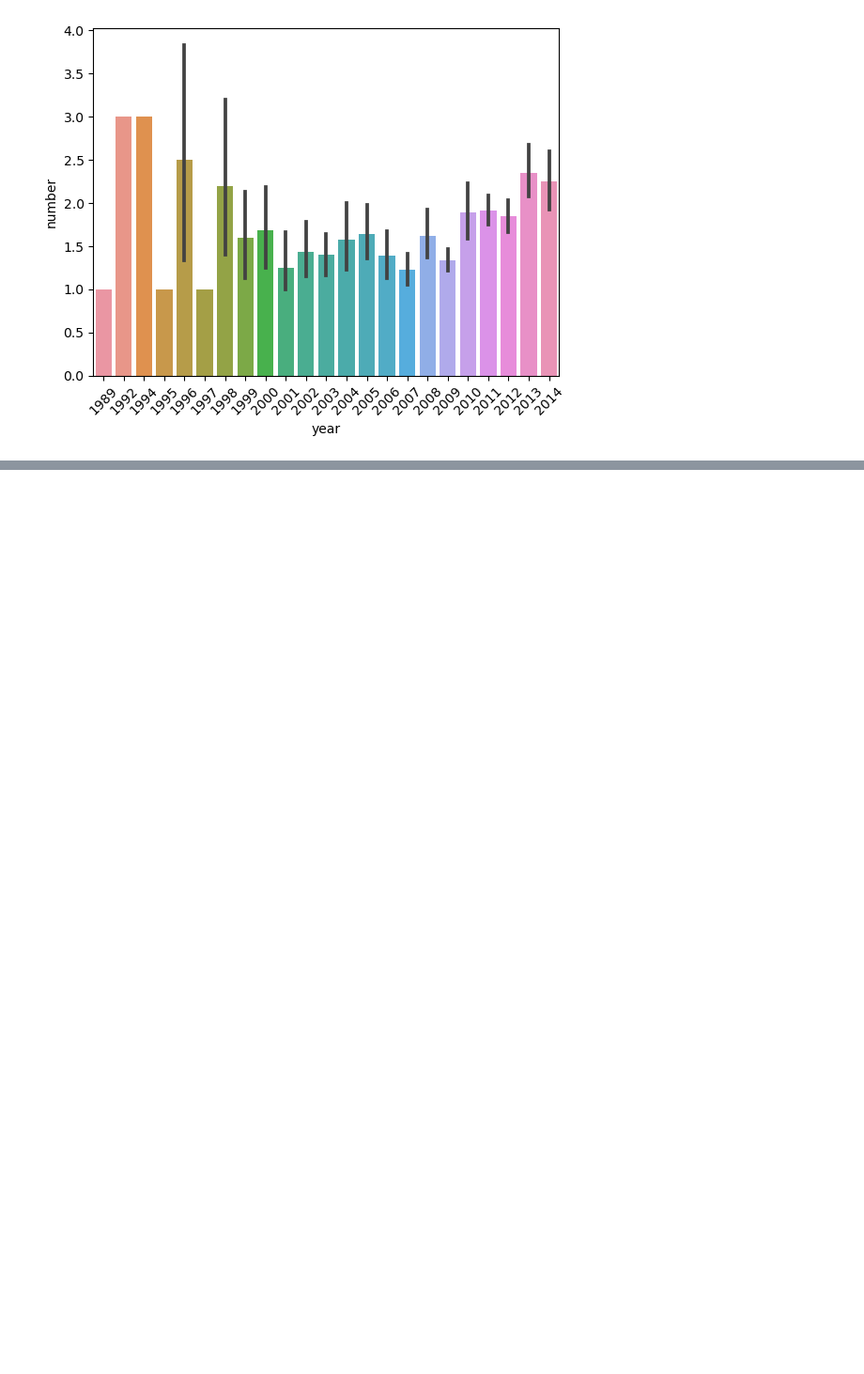
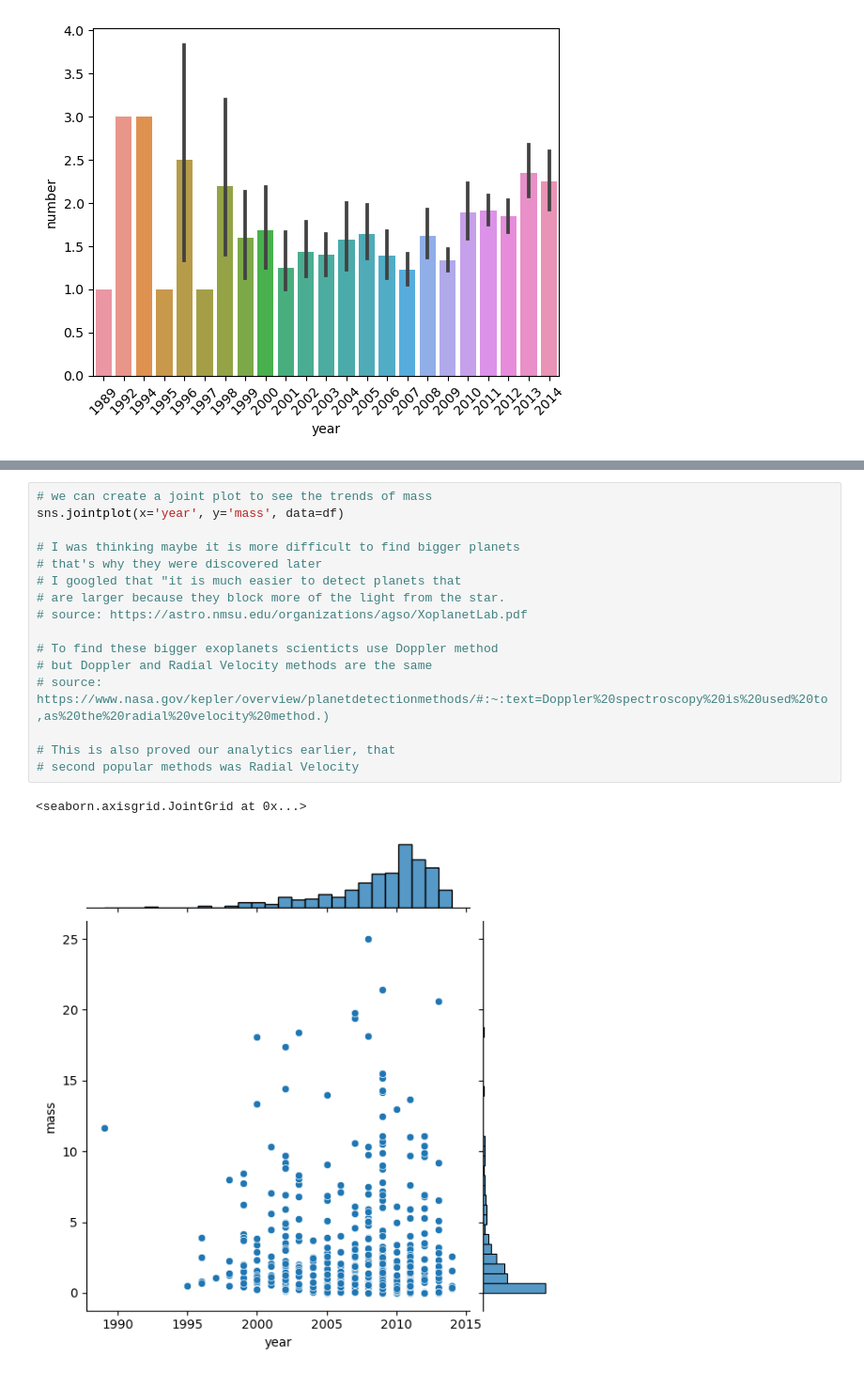
Before and after one commit to crypt0kitik/Introduction-to-Data-Analytics, a Jupyter notebook: Homework sets/Additional notebooks/Data Analytics - Planets.ipynb, the cells around one changed output, grey strips where cells are left out. Shown at 94% size. Drawn from its saved outputs; the diff is of its cells as text; blank space fills up the shorter version.

```diff
--- a/Homework sets/Additional notebooks/Data Analytics - Planets.ipynb
+++ b/Homework sets/Additional notebooks/Data Analytics - Planets.ipynb
@@ -184,0 +203,19 @@ KeyError: 'Column not found: planet'
+# %%
+# we can create a joint plot to see the trends of mass
+sns.jointplot(x='year', y='mass', data=df)
+
+# I was thinking maybe it is more difficult to find bigger planets
+# that's why they were discovered later
+# I googled that "it is much easier to detect planets that
+# are larger because they block more of the light from the star.
+# source: https://astro.nmsu.edu/organizations/agso/XoplanetLab.pdf
+
+# To find these bigger exoplanets scienticts use Doppler method
+# but Doppler and Radial Velocity methods are the same
+# source: https://www.nasa.gov/kepler/overview/planetdetectionmethods/#:~:text=Doppler%20spectroscopy%20is%20used%20to,as%20the%20radial%20velocity%20method.)
+
+# This is also proved our analytics earlier, that
+# second popular methods was Radial Velocity
+# %% [output]
+<seaborn.axisgrid.JointGrid at 0x...>
+[figure, added]
```
Also changed, not shown: parts of 5 cells of this notebook.
